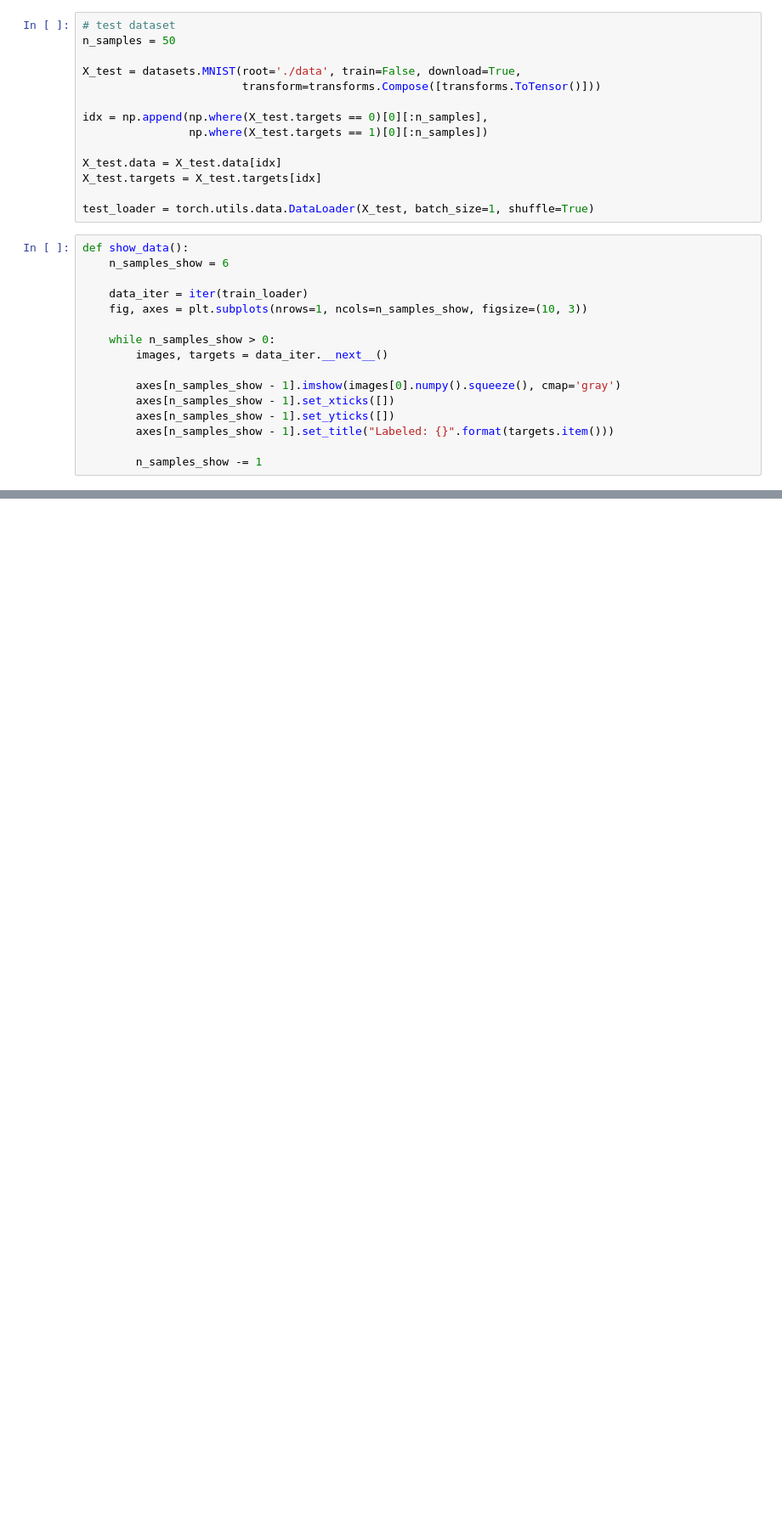
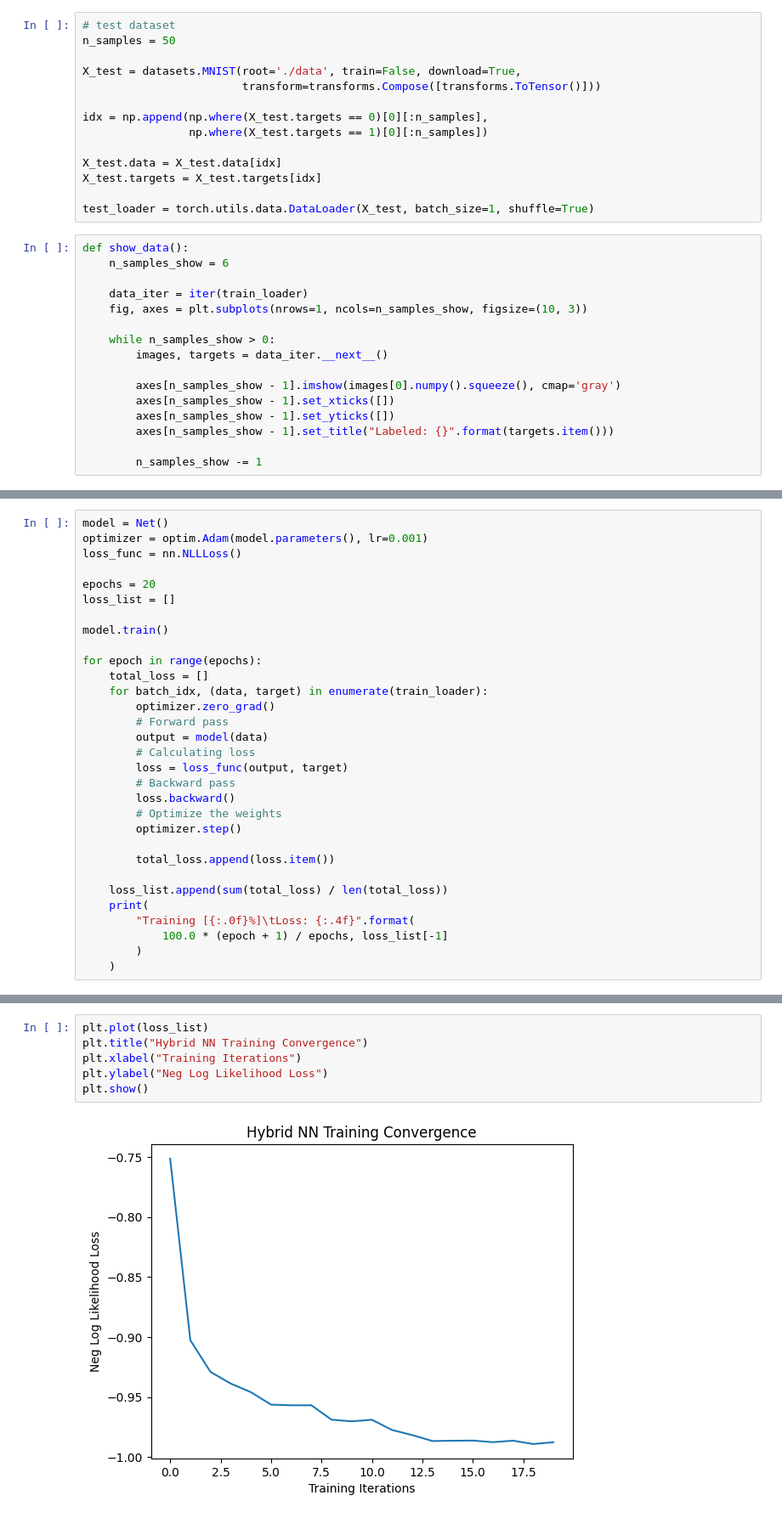
Before and after one commit to qudoor/qutrunk, a Jupyter notebook: qutrunk/example/jupyter/qutrunk_pytorch.ipynb, the cells around one changed output, grey strips where cells are left out. Shown: that part at 85% size. Saved outputs shown, nothing was run; the diff lists cells and outputs as text; blank space fills up the shorter version.

```diff
--- a/qutrunk/example/jupyter/qutrunk_pytorch.ipynb
+++ b/qutrunk/example/jupyter/qutrunk_pytorch.ipynb
@@ -143,0 +203,31 @@ show_data()
+# %%
+model = Net()
+optimizer = optim.Adam(model.parameters(), lr=0.001)
+loss_func = nn.NLLLoss()
+
+epochs = 20
+loss_list = []
+
+model.train()
+
+for epoch in range(epochs):
+    total_loss = []
+    for batch_idx, (data, target) in enumerate(train_loader):
+        optimizer.zero_grad()
+        # Forward pass
+        output = model(data)
+        # Calculating loss
+        loss = loss_func(output, target)
+        # Backward pass
+        loss.backward()
+        # Optimize the weights
+        optimizer.step()
+
+        total_loss.append(loss.item())
+
+    loss_list.append(sum(total_loss) / len(total_loss))
+    print(
+        "Training [{:.0f}%]\tLoss: {:.4f}".format(
+            100.0 * (epoch + 1) / epochs, loss_list[-1]
+        )
+    )
@@ -143,0 +255,8 @@ show_data()
+# %%
+plt.plot(loss_list)
+plt.title("Hybrid NN Training Convergence")
+plt.xlabel("Training Iterations")
+plt.ylabel("Neg Log Likelihood Loss")
+plt.show()
+# %% [output]
+[figure, added]
```
Also changed, not shown: parts of 14 cells of this notebook, 2 other files.
